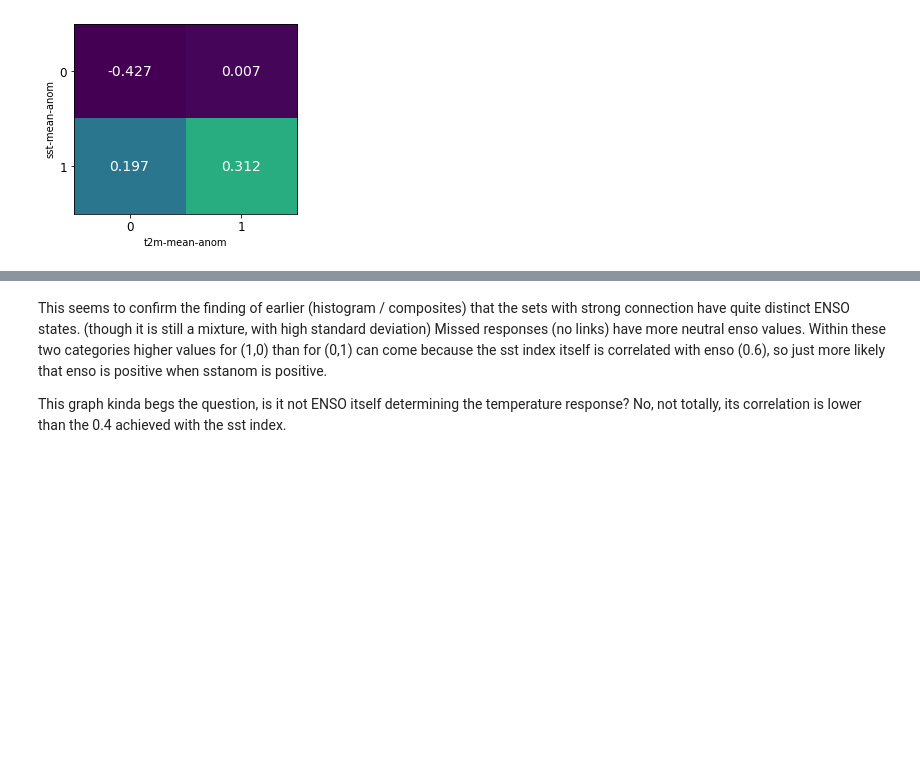
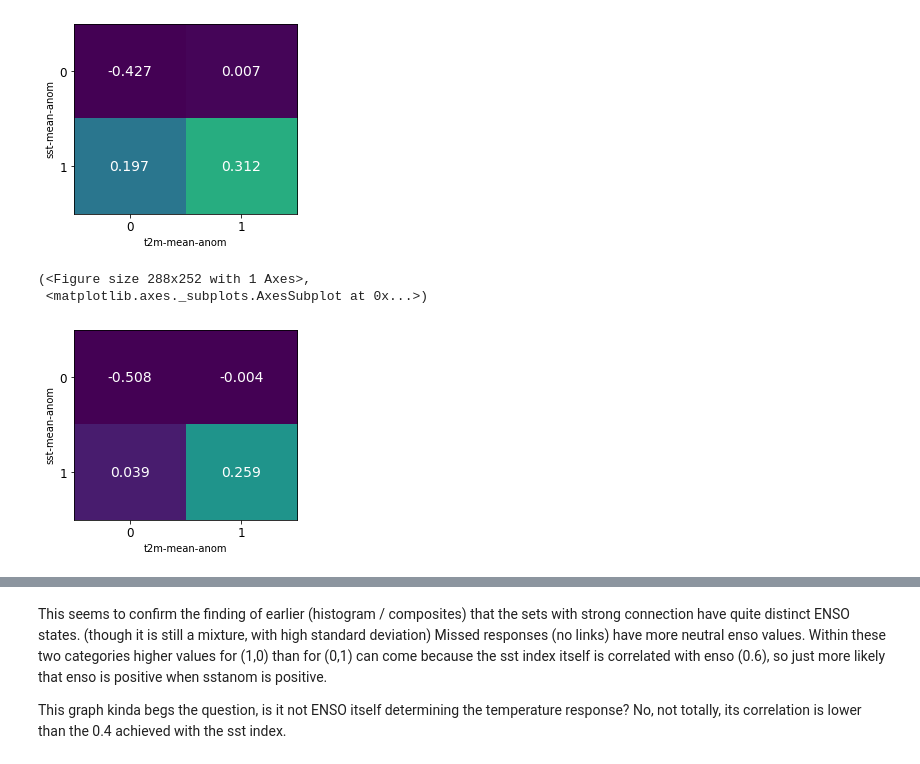
Before and after one commit to chiemvs/telegates, a Jupyter notebook: Explore.ipynb, the cells around one changed output, grey strips where cells are left out. Saved outputs shown, nothing was run; the diff lists cells and outputs as text; code cells hidden in the pictures; blank space fills up the shorter version.

Commit message:
Computations for rolling window matrices, and conditional enso values. Added more El nino indices. Start with script for de-seasonalizing complete arrays.

```diff
--- a/Explore.ipynb
+++ b/Explore.ipynb
@@ -306,6 +307,8 @@ nino4 = nino.loc[(slice(None),0),('nino',1,4,'mean')] # unlagged version.
 nino4.index = nino4.index.droplevel(-1)
 nino34 = nino.loc[(slice(None),0),('nino',1,34,'mean')] # unlagged version.
 nino34.index = nino34.index.droplevel(-1)
+nino3 = nino.loc[(slice(None),0),('nino',1,3,'mean')] # unlagged version.
+nino3.index = nino3.index.droplevel(-1)
 # %%
 timeaggs = [1,21]
 correlations = pd.DataFrame(np.nan, index = indices.keys(), columns = pd.MultiIndex.from_product([timeaggs, ['pearson','spearman']], names = ['timeagg','metric']))
@@ -691,7 +694,7 @@ def count_combinations(digitized_array, normalize: bool = False):
         counts = counts/counts.sum().sum()
     return counts
 
-def split_compute(digitized_frame: pd.DataFrame, to_split: pd.Series):
+def split(digitized_frame: pd.DataFrame, to_split: pd.Series):
     """
     Split another series into subsets by means of the digitized combinations
     Groups of combinations (e.g. exceedence in one combined with exceedence in other)
@@ -700,20 +703,28 @@ def split_compute(digitized_frame: pd.DataFrame, to_split: pd.Series):
     match = digitized_frame.index.intersection(to_split.index)
     if len(match) != len(digitized_frame.index):
         warnings.warn(f'to split series is {len(to_split.index) - len(digitized_frame.index)} longer than digitized combinations, only {match.min()} till {match.max()} can be used')
-    means = digitized_frame.groupby(digitized_frame.columns.to_list()).apply(lambda x: to_split.loc[x.index.intersection(to_split.index)].mean())
-    stds = digitized_frame.groupby(digitized_frame.columns.to_list()).apply(lambda x: to_split.loc[x.index.intersection(to_split.index)].std())
+    splitted = digitized_frame.groupby(digitized_frame.columns.to_list()).apply(lambda x: to_split.loc[x.index.intersection(to_split.index)])
+    return splitted
+
+def split_compute(digitized_frame: pd.DataFrame, to_split: pd.Series):
+    """
+    Split another series into subsets by means of the digitized combinations
+    Groups of combinations (e.g. exceedence in one combined with exceedence in other)
+    are extracted. Properties of the other series are computed with timestamps of the groups.
+    """
+    splitted = split(digitized_frame = digitized_frame, to_split = to_split)
+    means = splitted.groupby(splitted.index.names[:-1]).mean()
+    stds = splitted.groupby(splitted.index.names[:-1]).std()
     return means.unstack(1), stds.unstack(1)
 
-def split_index(digitized_frame: pd.DataFrame, to_split: pd.Index):
+def split_index(digitized_frame: pd.DataFrame, to_split: pd.Series):
     """
     Split another series into subsets by means of the digitized combinations
     Groups of combinations (e.g. exceedence in one combined with exceedence in other)
     are extracted and for each the appropriate proportion of the to_split index is returned
     """
-    match = digitized_frame.index.intersection(to_split)
-    if len(match) != len(digitized_frame.index):
-        warnings.warn(f'to split series is {len(to_split) - len(digitized_frame.index)} longer than digitized combinations, only {match.min()} till {match.max()} can be used')
-    timestamps = digitized_frame.groupby(digitized_frame.columns.to_list()).apply(lambda x: x.index.intersection(to_split))
+    splitted = split(digitized_frame = digitized_frame, to_split = to_split)
+    timestamps = splitted.groupby(splitted.index.names[:-1]).apply(lambda s: s.index.get_level_values('time'))
     return timestamps
 
 def visualize(tab: pd.DataFrame):
@@ -764,6 +775,9 @@ combined = combine_index_response(idx = indices[idxname], idxname = idxname,
 digits = digitize(combined, thresholds=combined.quantile([0.5]))
 mean_nino4, s4 = split_compute(digits, to_split = lag_precursor(nino4,separation = -15, timeagg = 1))
 mean_nino34, s34 = split_compute(digits, to_split = lag_precursor(nino34,separation = -15, timeagg = 1))
+mean_nino3, s3 = split_compute(digits, to_split = lag_precursor(nino3,separation = -15, timeagg = 1))
+
+mean_nino3m, _ = split_compute(digits.loc[slice('1982-06-16','2021-08-16'),:], to_split = lag_precursor(nino_m,separation = -15, timeagg = 31))
 # %%
 visualize(mean_nino4)
 # %% [output]
@@ -776,3 +790,9 @@ visualize(mean_nino34)
 (<Figure size 288x252 with 1 Axes>,
  <matplotlib.axes._subplots.AxesSubplot at 0x...>)
 [figure]
+# %%
+visualize(mean_nino3)
+# %% [output]
+(<Figure size 288x252 with 1 Axes>,
+ <matplotlib.axes._subplots.AxesSubplot at 0x...>)
+[figure, added]
```
Also changed, not shown: parts of 11 cells of this notebook, 2 other files.
